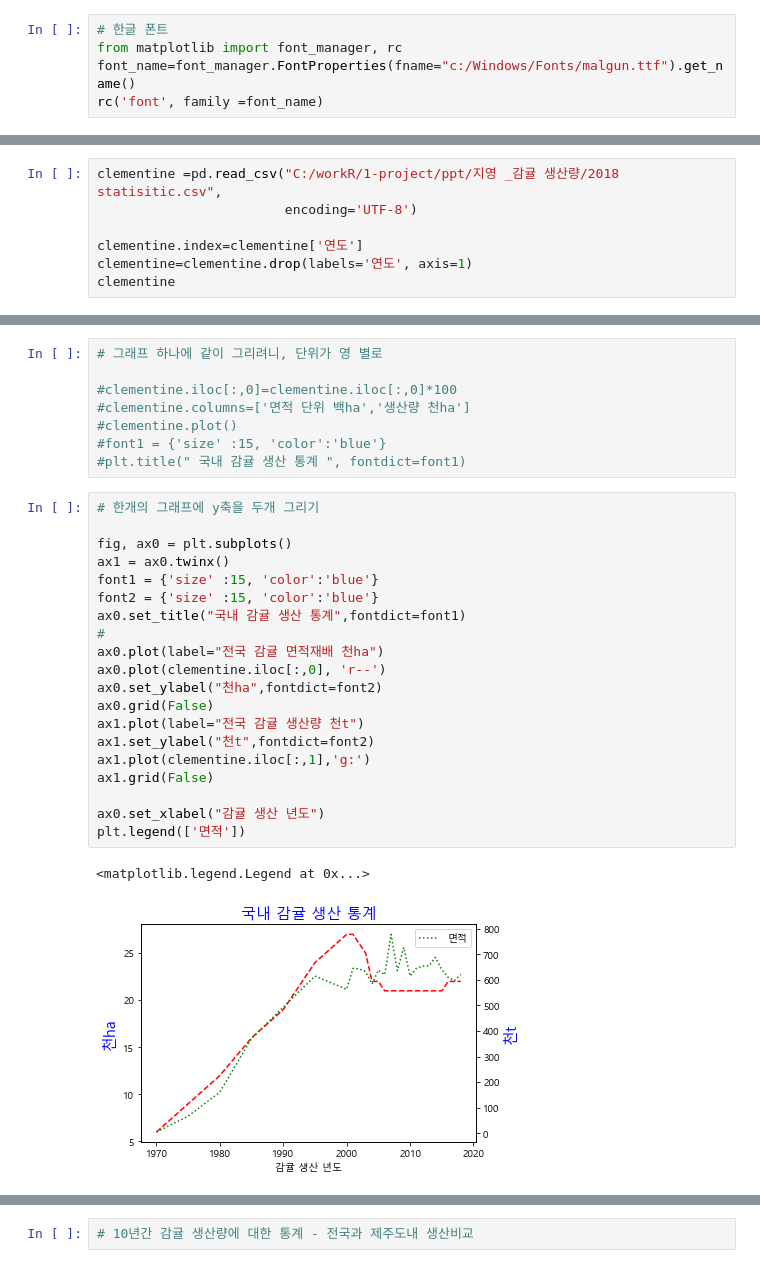
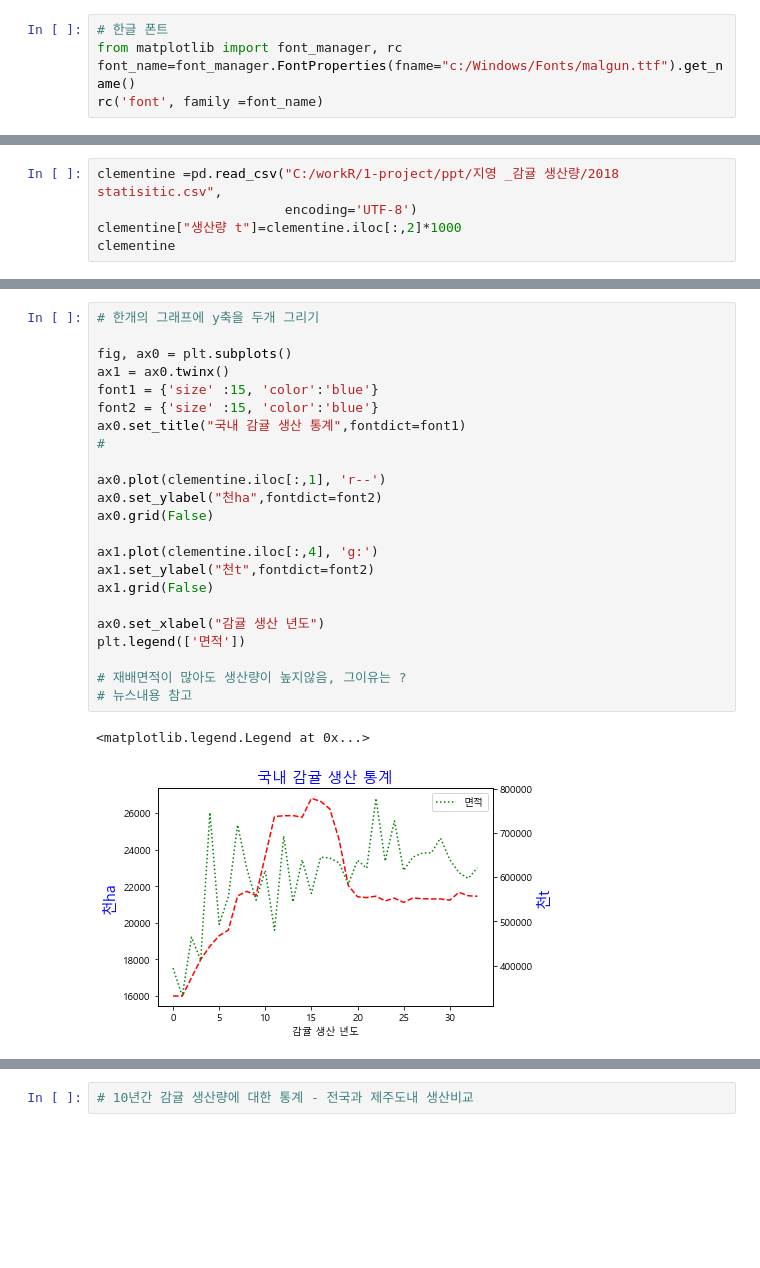
Before and after one commit to Joonyeong97/Jeju_Analysis_Project, a Jupyter notebook: 1. 시각화.ipynb, the cells around one changed output, grey strips where cells are left out. Drawn from its saved outputs; the diff is of its cells as text; blank space fills up the shorter version.

```diff
--- a/1. 시각화.ipynb
+++ b/1. 시각화.ipynb
@@ -30,8 +107,6 @@ rc('font', family =font_name)
 # %%
 clementine =pd.read_csv("C:/workR/1-project/ppt/지영 _감귤 생산량/2018 statisitic.csv",
                         encoding='UTF-8')
-
-clementine.index=clementine['연도']
-clementine=clementine.drop(labels='연도', axis=1)
+clementine["생산량 t"]=clementine.iloc[:,2]*1000
 clementine
 # %% [output]
@@ -176,31 +130,26 @@ Text(0.5, 1.0, ' 국내 감귤 생산 통계 ')
-# %%
-# 그래프 하나에 같이 그리려니, 단위가 영 별로
-
-#clementine.iloc[:,0]=clementine.iloc[:,0]*100
-#clementine.columns=['면적 단위 백ha','생산량 천ha']
-#clementine.plot()
-#font1 = {'size' :15, 'color':'blue'}
-#plt.title(" 국내 감귤 생산 통계 ", fontdict=font1)
 # %%
 # 한개의 그래프에 y축을 두개 그리기
 
 fig, ax0 = plt.subplots()
 ax1 = ax0.twinx()
 font1 = {'size' :15, 'color':'blue'}
 font2 = {'size' :15, 'color':'blue'}
 ax0.set_title("국내 감귤 생산 통계",fontdict=font1)
 #
-ax0.plot(label="전국 감귤 면적재배 천ha")
-ax0.plot(clementine.iloc[:,0], 'r--')
+
+ax0.plot(clementine.iloc[:,1], 'r--')
 ax0.set_ylabel("천ha",fontdict=font2)
 ax0.grid(False)
-ax1.plot(label="전국 감귤 생산량 천t")
+
+ax1.plot(clementine.iloc[:,4], 'g:')
 ax1.set_ylabel("천t",fontdict=font2)
-ax1.plot(clementine.iloc[:,1],'g:')
 ax1.grid(False)
 
 ax0.set_xlabel("감귤 생산 년도")
 plt.legend(['면적'])
+
+# 재배면적이 많아도 생산량이 높지않음, 그이유는 ?
+# 뉴스내용 참고
 # %% [output]
 <matplotlib.legend.Legend at 0x...>
-[figure, old version]
+[figure, new version]
```
Also changed, not shown: parts of 24 cells of this notebook, 2 other files.
